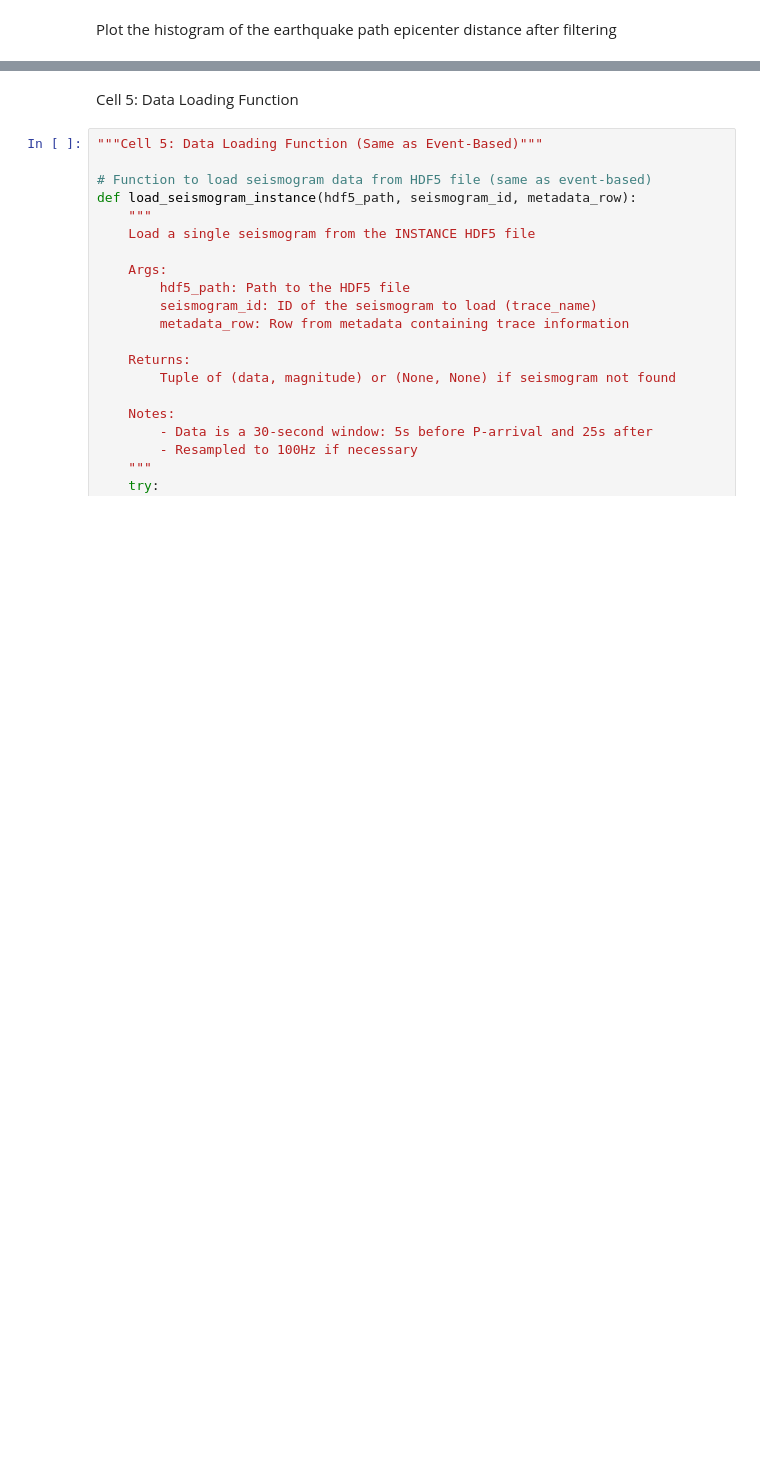
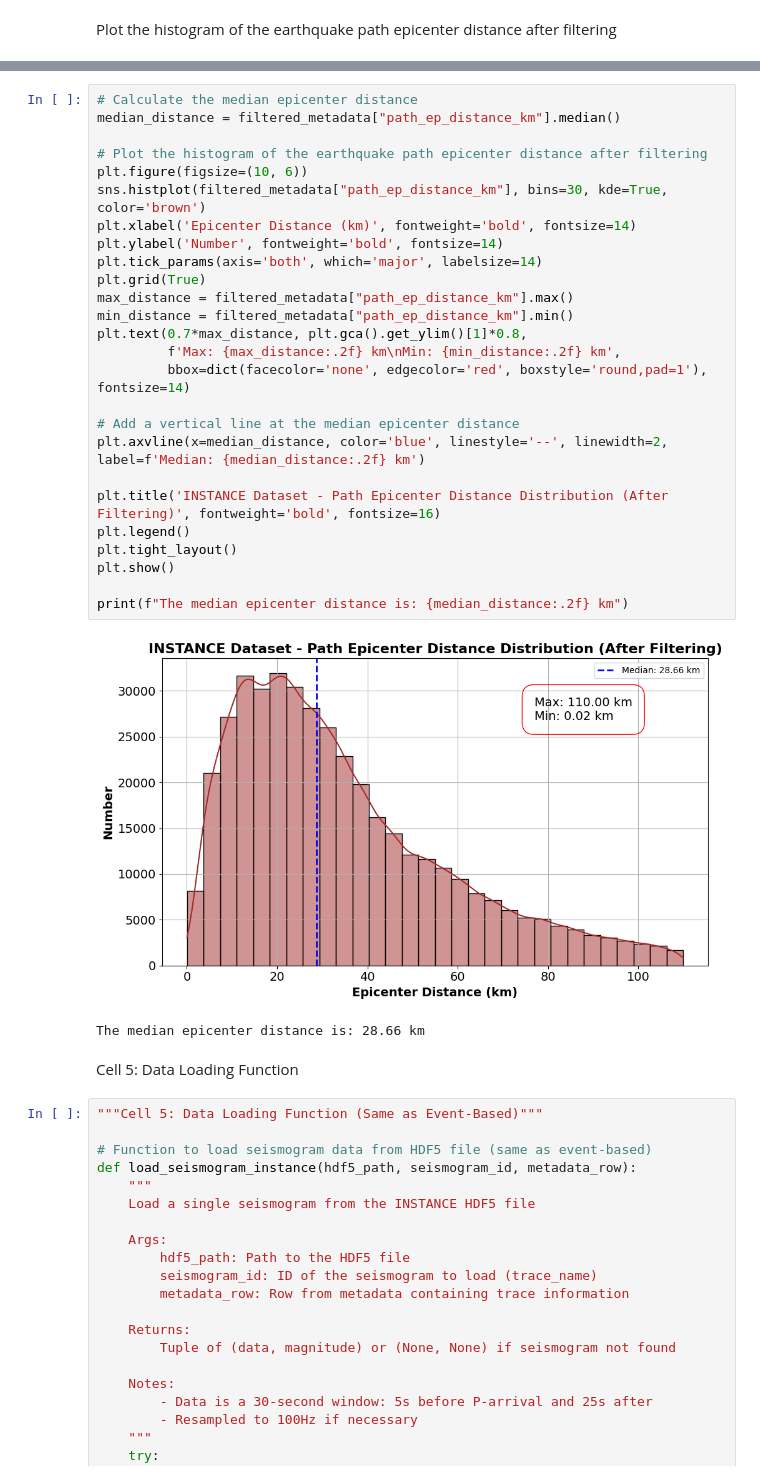
Before and after one commit to RoboRabbit666/Deep-Learning-For-Earthquake-Magnitude-Estimation, a Jupyter notebook: seismogram based data splitting/INSTANCE/Seismogram_Based_Splitting_MO_INSTANCE_Preprocessing_Seisbench.ipynb, the cells around one changed output, grey strips where cells are left out. Saved outputs shown, nothing was run; the diff lists cells and outputs as text; blank space fills up the shorter version.

Commit message:
add path_ep_distance histogram

```diff
--- a/seismogram based data splitting/INSTANCE/Seismogram_Based_Splitting_MO_INSTANCE_Preprocessing_Seisbench.ipynb
+++ b/seismogram based data splitting/INSTANCE/Seismogram_Based_Splitting_MO_INSTANCE_Preprocessing_Seisbench.ipynb
@@ -338,3 +341,32 @@ plt.show()
+# %%
+# Calculate the median epicenter distance
+median_distance = filtered_metadata["path_ep_distance_km"].median()
+
+# Plot the histogram of the earthquake path epicenter distance after filtering
+plt.figure(figsize=(10, 6))
+sns.histplot(filtered_metadata["path_ep_distance_km"], bins=30, kde=True, color='brown')
+plt.xlabel('Epicenter Distance (km)', fontweight='bold', fontsize=14)
+plt.ylabel('Number', fontweight='bold', fontsize=14)
+plt.tick_params(axis='both', which='major', labelsize=14)
+plt.grid(True)
+max_distance = filtered_metadata["path_ep_distance_km"].max()
+min_distance = filtered_metadata["path_ep_distance_km"].min()
+plt.text(0.7*max_distance, plt.gca().get_ylim()[1]*0.8,
+         f'Max: {max_distance:.2f} km\nMin: {min_distance:.2f} km',
+         bbox=dict(facecolor='none', edgecolor='red', boxstyle='round,pad=1'), fontsize=14)
+
+# Add a vertical line at the median epicenter distance
+plt.axvline(x=median_distance, color='blue', linestyle='--', linewidth=2, label=f'Median: {median_distance:.2f} km')
+
+plt.title('INSTANCE Dataset - Path Epicenter Distance Distribution (After Filtering)', fontweight='bold', fontsize=16)
+plt.legend()
+plt.tight_layout()
+plt.show()
+
+print(f"The median epicenter distance is: {median_distance:.2f} km")
+# %% [output]
+[figure, added]
+The median epicenter distance is: 28.66 km
 # %% [markdown]
 Cell 5: Data Loading Function
 # %%
```
Also changed, not shown: parts of 3 cells of this notebook.
